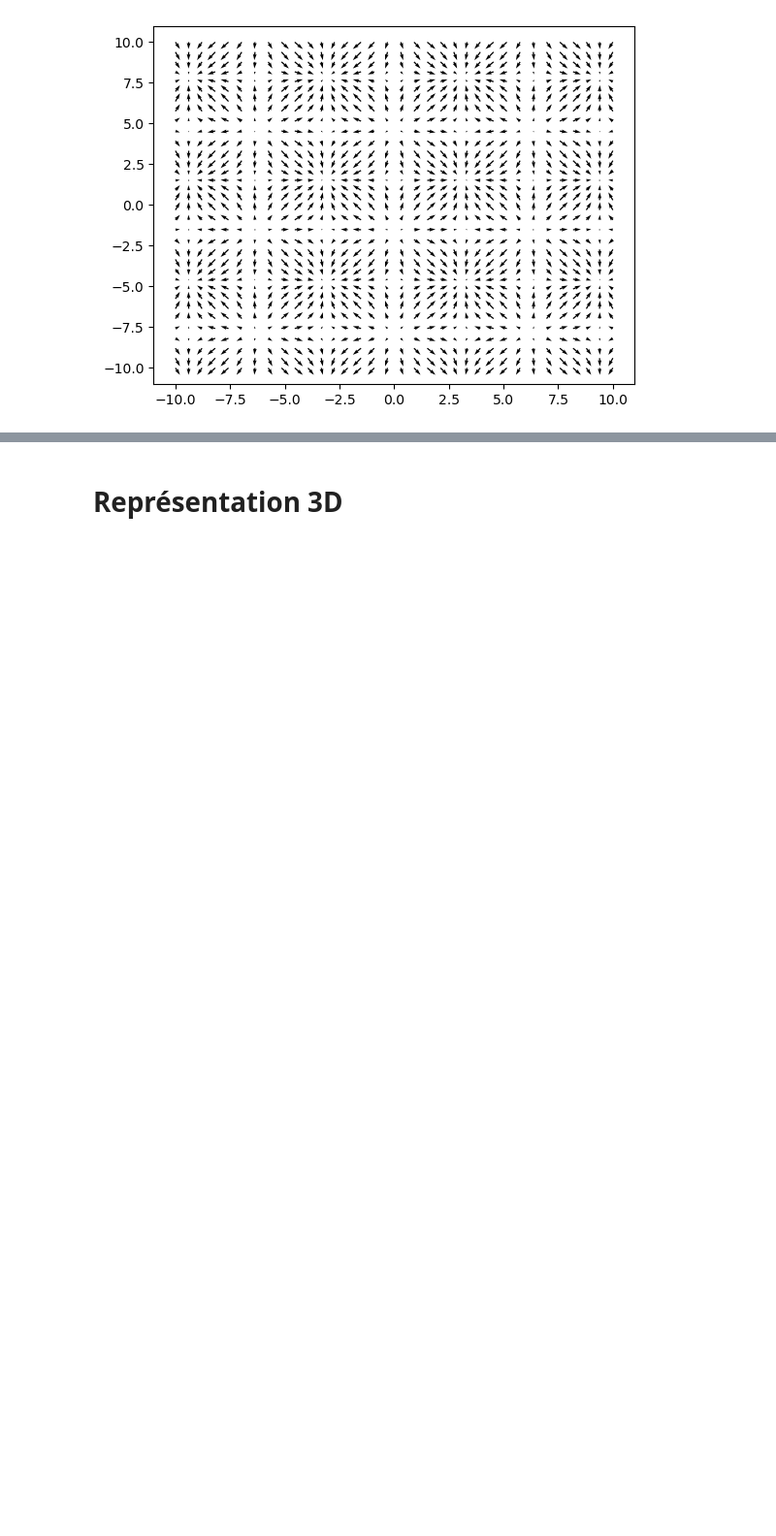
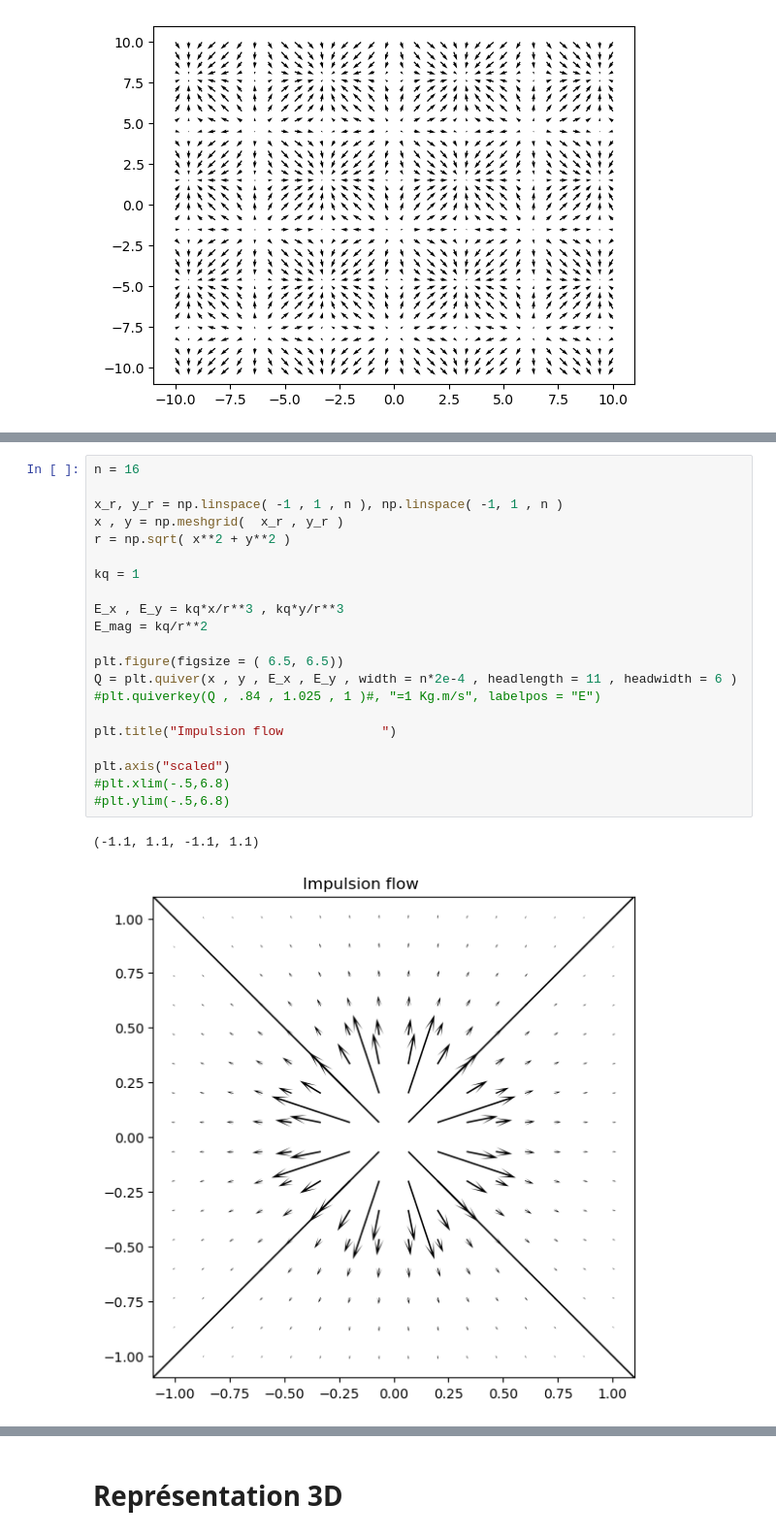
Before and after one commit to Brice-KENGNI-ZANGUIM/Python-pour-les-Mathematiques, a Jupyter notebook: Visualiser un champ de vecteurs.ipynb, the cells around one changed output, grey strips where cells are left out. Shown at 97% size. Drawn from its saved outputs; the diff is of its cells as text; blank space fills up the shorter version.

```diff
--- a/Visualiser un champ de vecteurs.ipynb
+++ b/Visualiser un champ de vecteurs.ipynb
@@ -85,0 +142,24 @@ plt.quiver( mesh_position_x, mesh_position_y , vecteur_x ,  vecteur_y, width= n*
+# %%
+n = 16
+
+x_r, y_r = np.linspace( -1 , 1 , n ), np.linspace( -1, 1 , n )
+x , y = np.meshgrid(  x_r , y_r )
+r = np.sqrt( x**2 + y**2 )
+
+kq = 1
+
+E_x , E_y = kq*x/r**3 , kq*y/r**3
+E_mag = kq/r**2
+
+plt.figure(figsize = ( 6.5, 6.5))
+Q = plt.quiver(x , y , E_x , E_y , width = n*2e-4 , headlength = 11 , headwidth = 6 )
+#plt.quiverkey(Q , .84 , 1.025 , 1 )#, "=1 Kg.m/s", labelpos = "E")
+
+plt.title("Impulsion flow             ")
+
+plt.axis("scaled")
+#plt.xlim(-.5,6.8)
+#plt.ylim(-.5,6.8)
+# %% [output]
+(-1.1, 1.1, -1.1, 1.1)
+[figure, added]
```
Also changed, not shown: parts of 10 cells of this notebook.
